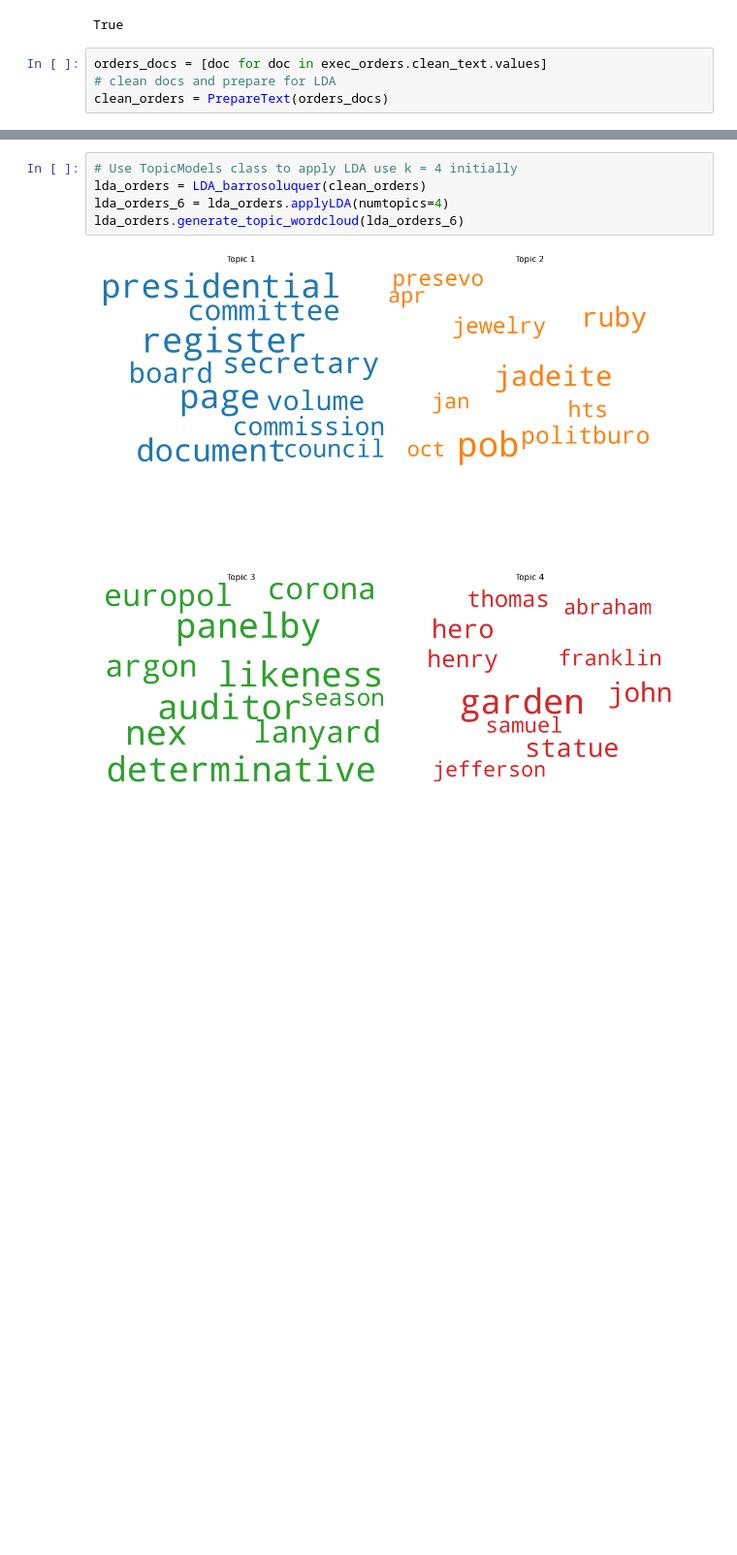
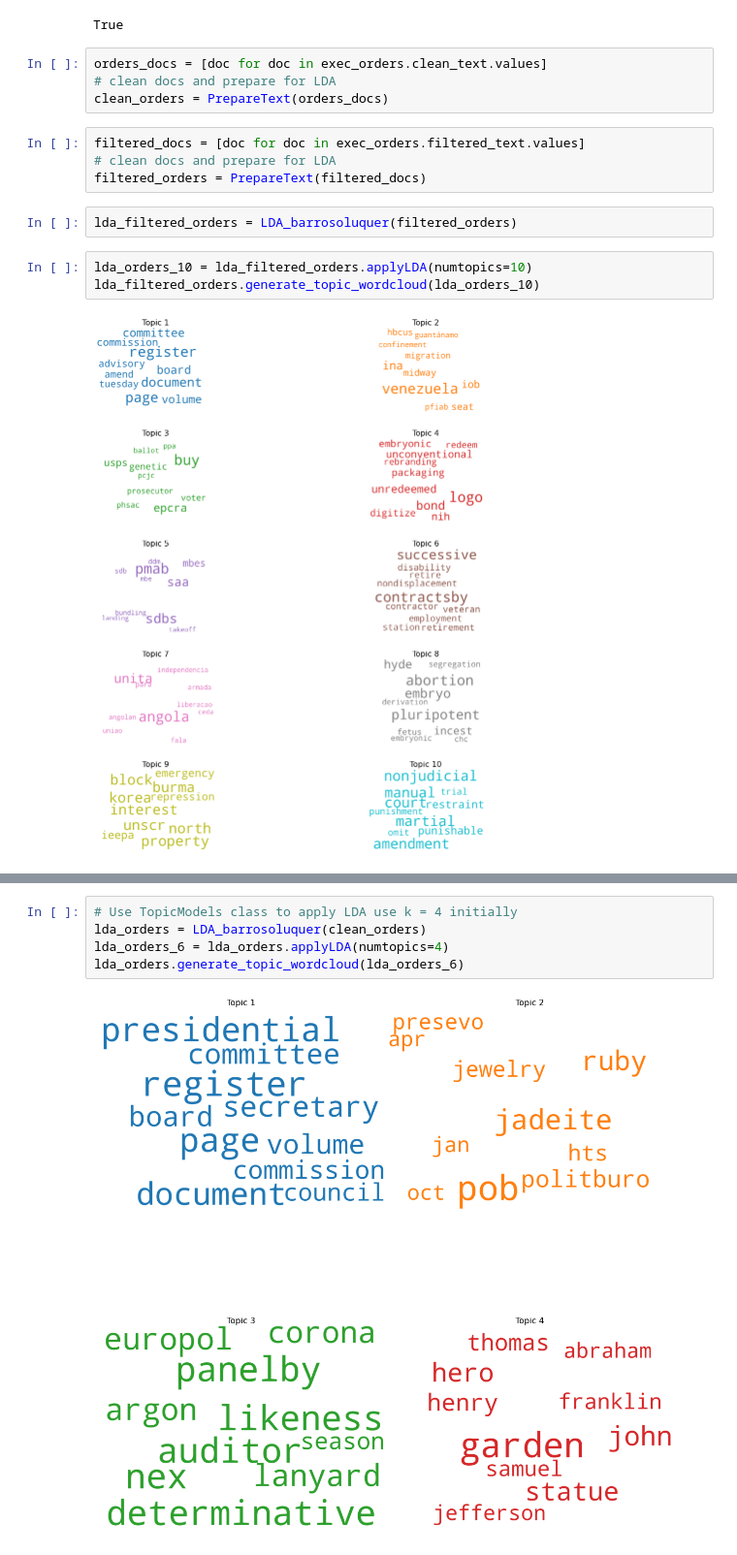
Before and after one commit to RobertoBarrosoLuque/Presidential-Rhetoric-NLP, a Jupyter notebook: exploratory_notebooks/final_proj_exploratory.ipynb, the cells around one changed output, grey strips where cells are left out. Shown at 97% size. Drawn from its saved outputs; the diff is of its cells as text; blank space fills up the shorter version.

```diff
--- a/exploratory_notebooks/final_proj_exploratory.ipynb
+++ b/exploratory_notebooks/final_proj_exploratory.ipynb
@@ -306,3 +326,14 @@ True
 orders_docs = [doc for doc in exec_orders.clean_text.values]
 # clean docs and prepare for LDA
 clean_orders = PrepareText(orders_docs)
+# %%
+filtered_docs = [doc for doc in exec_orders.filtered_text.values]
+# clean docs and prepare for LDA
+filtered_orders = PrepareText(filtered_docs)
+# %%
+lda_filtered_orders = LDA_barrosoluquer(filtered_orders)
+# %%
+lda_orders_10 = lda_filtered_orders.applyLDA(numtopics=10)
+lda_filtered_orders.generate_topic_wordcloud(lda_orders_10)
+# %% [output]
+[figure, added]
```
Also changed, not shown: parts of 17 cells of this notebook.
